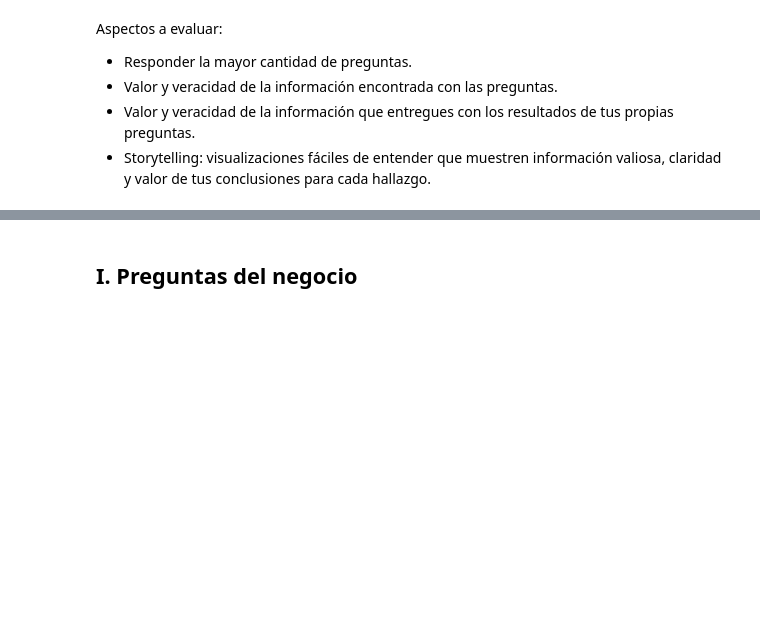
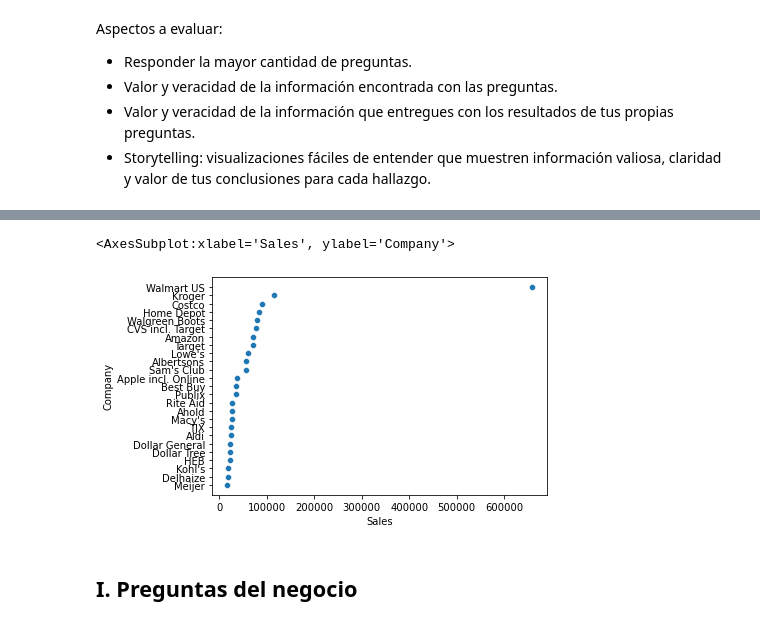
Before and after one commit to LuisReyes98/platzi-datacademy-proyecto, a Jupyter notebook: template_proyecto_datacademy.ipynb, the cells around one changed output, grey strips where cells are left out. Drawn from its saved outputs; the diff is of its cells as text; code cells hidden in the pictures; blank space fills up the shorter version.

```diff
--- a/template_proyecto_datacademy.ipynb
+++ b/template_proyecto_datacademy.ipynb
@@ -72,3 +85,12 @@ Aspectos a evaluar:
+# %%
+sns.scatterplot(
+  data=df,
+  x='Sales',
+  y='Company',
+)
+# %% [output]
+<AxesSubplot:xlabel='Sales', ylabel='Company'>
+[figure, added]
 # %% [markdown]
 ## I. Preguntas del negocio
 # %% [markdown]
```
Also changed, not shown: parts of 2 cells of this notebook.
